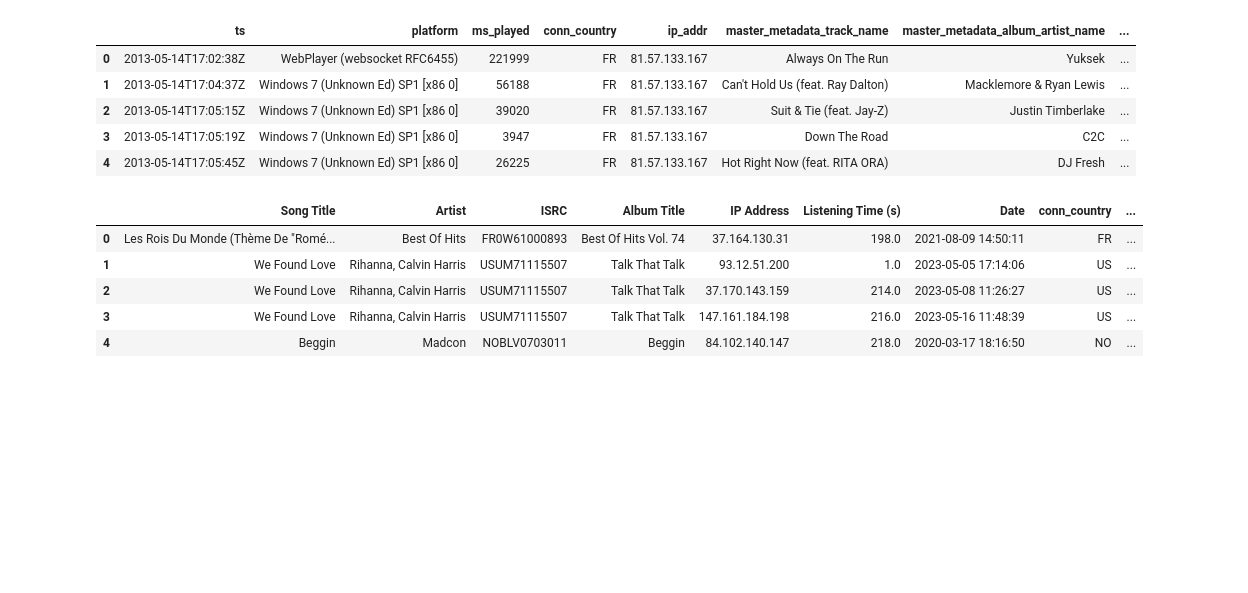
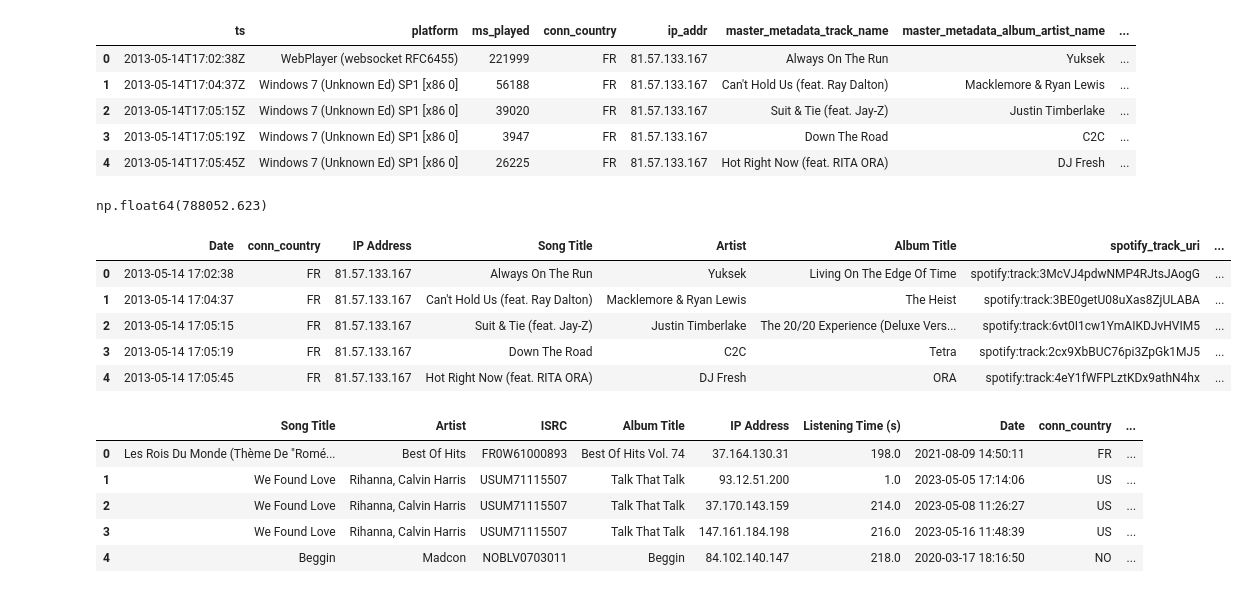
Before and after one commit to MarionBml/deezer-dataset, a Jupyter notebook: notebook.ipynb, the cells around one changed output. Saved outputs shown, nothing was run; the diff lists cells and outputs as text; code cells hidden in the pictures; blank space fills up the shorter version.

```diff
--- a/notebook.ipynb
+++ b/notebook.ipynb
@@ -25,20 +171,32 @@ spot.head()
 | 2 | 2013-05-14T17:05:15Z | Windows 7 (Unknown Ed) SP1 [x86 0] | 39020 | FR | 81.57.133.167 | Suit & Tie (feat. Jay-Z) | Justin Timberlake | ... |
 | 3 | 2013-05-14T17:05:19Z | Windows 7 (Unknown Ed) SP1 [x86 0] | 3947 | FR | 81.57.133.167 | Down The Road | C2C | ... |
 | 4 | 2013-05-14T17:05:45Z | Windows 7 (Unknown Ed) SP1 [x86 0] | 26225 | FR | 81.57.133.167 | Hot Right Now (feat. RITA ORA) | DJ Fresh | ... |
+# %%
+spot.ms_played.sum()/1000
+# %% [output]
+np.float64(788052.623)
 # %%
 
-
+spot = spot.iloc[:,0:9]
 spot['Listening Time (s)']=round(spot['ms_played']/1000,0)
 spot = spot.drop(columns=['platform', 'ms_played'])
 
 spot = spot.rename(columns={'ts': 'Date',
                      'ip_addr':"IP Address",
                       'master_metadata_track_name': 'Song Title',
-                      'master_metadata_album_artist_name' : 'Album Artist',
+                      'master_metadata_album_artist_name' : 'Artist',
                       'master_metadata_album_album_name' : 'Album Title'})
 
 spot.Date = pd.to_datetime(spot.Date, format ="%Y-%m-%dT%H:%M:%SZ" )
-spot = spot.iloc[:,0:7]
+# %%
+spot.head()
+# %% [output]
+|  | Date | conn_country | IP Address | Song Title | Artist | Album Title | spotify_track_uri | ... |
+| 0 | 2013-05-14 17:02:38 | FR | 81.57.133.167 | Always On The Run | Yuksek | Living On The Edge Of Time | spotify:track:3McVJ4pdwNMP4RJtsJAogG | ... |
+| 1 | 2013-05-14 17:04:37 | FR | 81.57.133.167 | Can't Hold Us (feat. Ray Dalton) | Macklemore & Ryan Lewis | The Heist | spotify:track:3BE0getU08uXas8ZjULABA | ... |
+| 2 | 2013-05-14 17:05:15 | FR | 81.57.133.167 | Suit & Tie (feat. Jay-Z) | Justin Timberlake | The 20/20 Experience (Deluxe Vers... | spotify:track:6vt0I1cw1YmAIKDJvHVIM5 | ... |
+| 3 | 2013-05-14 17:05:19 | FR | 81.57.133.167 | Down The Road | C2C | Tetra | spotify:track:2cx9XbBUC76pi3ZpGk1MJ5 | ... |
+| 4 | 2013-05-14 17:05:45 | FR | 81.57.133.167 | Hot Right Now (feat. RITA ORA) | DJ Fresh | ORA | spotify:track:4eY1fWFPLztKDx9athN4hx | ... |
 # %%
 data = pd.concat([dee,spot])
 data['Year'] = data['Date'].dt.year
```
Also changed, not shown: parts of 16 cells of this notebook, 2 other files.
